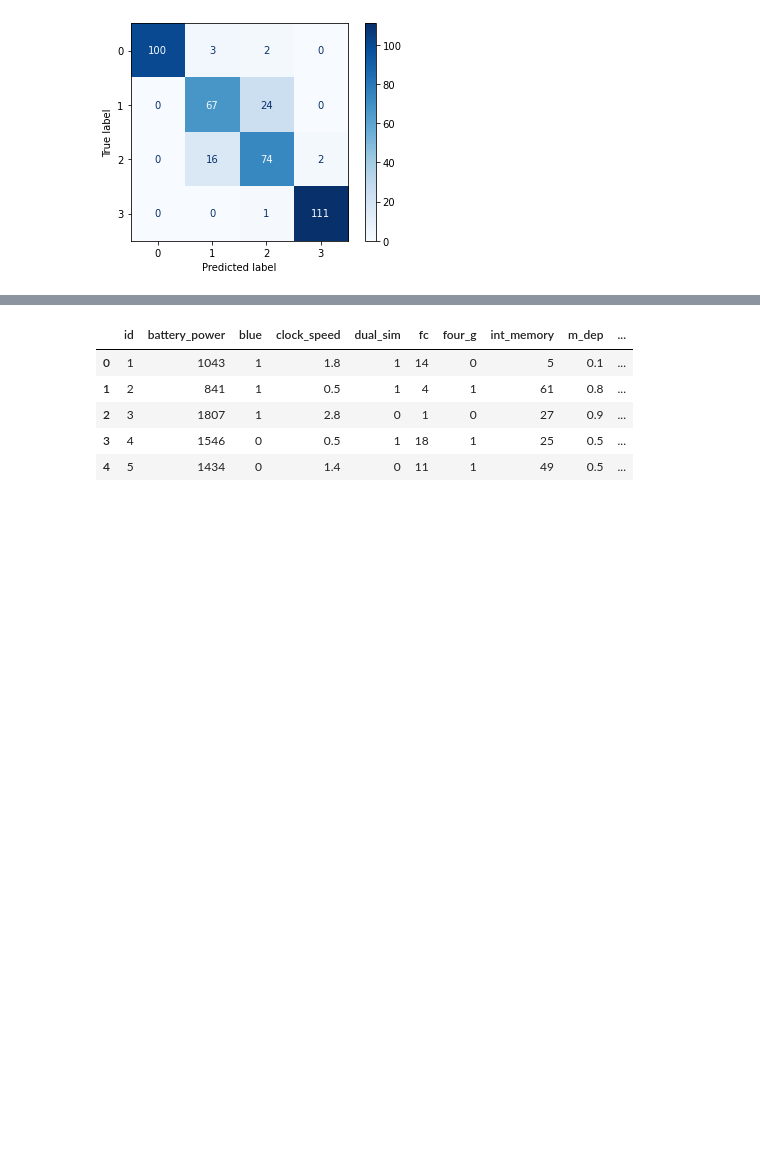
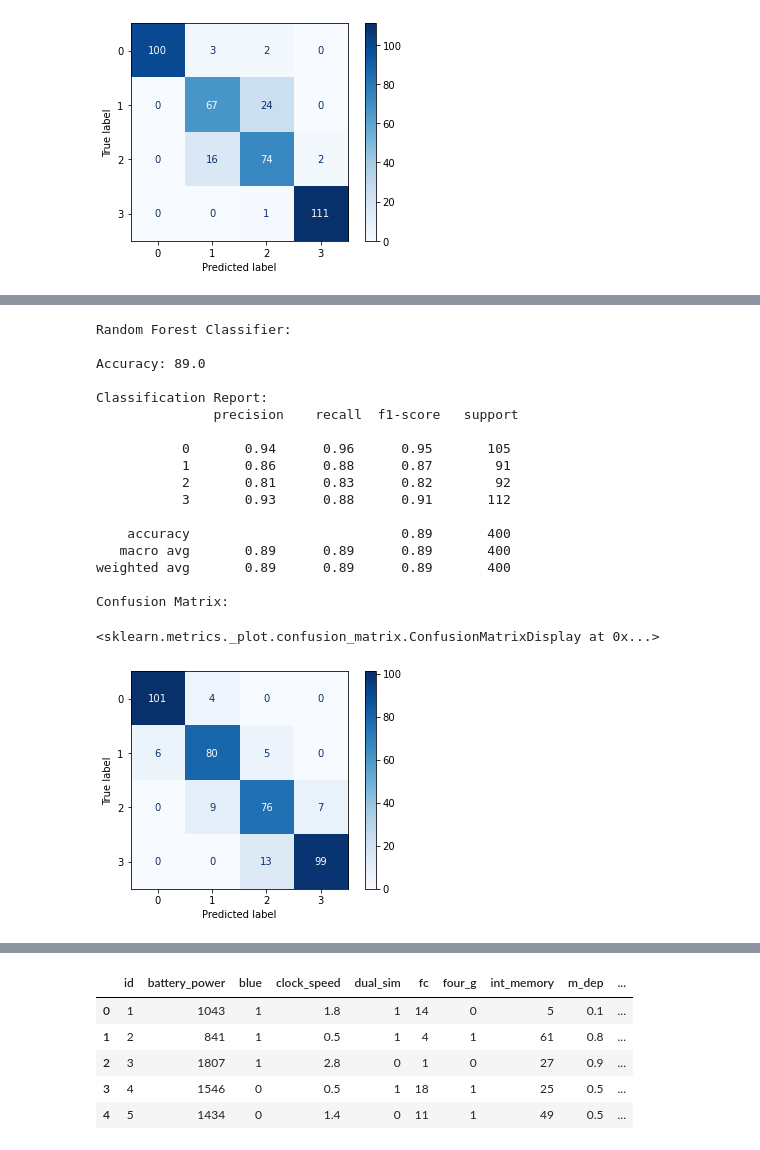
Before and after one commit to Ogutu01/Mobile-Price-Classifier, a Jupyter notebook: index.ipynb, the cells around one changed output, grey strips where cells are left out. Saved outputs shown, nothing was run; the diff lists cells and outputs as text; code cells hidden in the pictures; blank space fills up the shorter version.

```diff
--- a/index.ipynb
+++ b/index.ipynb
@@ -496,0 +765,45 @@ Confusion Matrix:
+# %%
+from sklearn.ensemble import RandomForestClassifier
+
+# Create Random Forest classifier instance
+model_rf = RandomForestClassifier()
+
+# Train the model
+model_rf.fit(X_train, y_train)
+
+# Make predictions
+y_pred_rf = model_rf.predict(X_test)
+
+print("Random Forest Classifier:\n")
+# Evaluate the model
+accuracy_rf = round(accuracy_score(y_test, y_pred_rf) * 100, 2)
+classification_report_rf = classification_report(y_test, y_pred_rf)
+conf_matrix_rf = confusion_matrix(y_test, y_pred_rf)
+
+print(f"Accuracy: {accuracy_rf}")
+print("\nClassification Report:\n", classification_report_rf)
+
+# Display confusion matrix as a heatmap
+print("Confusion Matrix:")
+disp_rf = ConfusionMatrixDisplay(confusion_matrix=conf_matrix_rf, display_labels=model_rf.classes_)
+disp_rf.plot(cmap='Blues')
+# %% [output]
+Random Forest Classifier:
+
+Accuracy: 89.0
+
+Classification Report:
+               precision    recall  f1-score   support
+
+           0       0.94      0.96      0.95       105
+           1       0.86      0.88      0.87        91
+           2       0.81      0.83      0.82        92
+           3       0.93      0.88      0.91       112
+
+    accuracy                           0.89       400
+   macro avg       0.89      0.89      0.89       400
+weighted avg       0.89      0.89      0.89       400
+
+Confusion Matrix:
+<sklearn.metrics._plot.confusion_matrix.ConfusionMatrixDisplay at 0x...>
+[figure, added]
```
Also changed, not shown: parts of 69 cells of this notebook, 6 other files.
